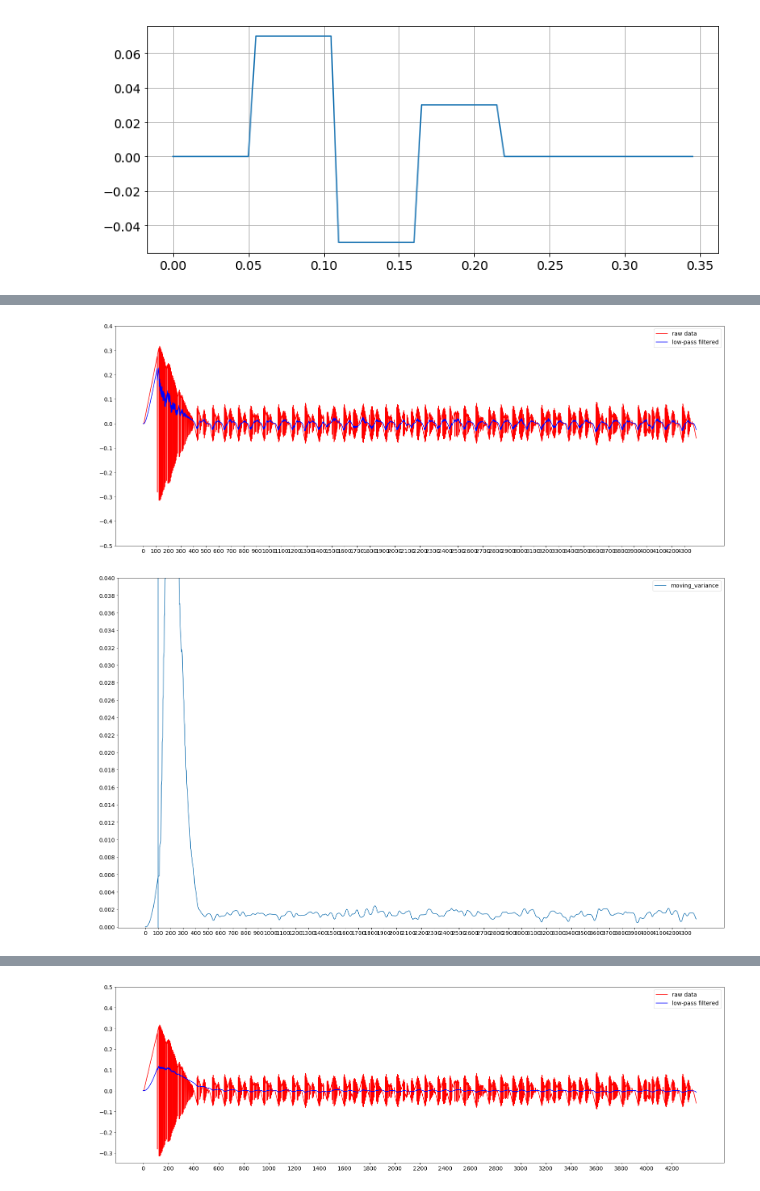
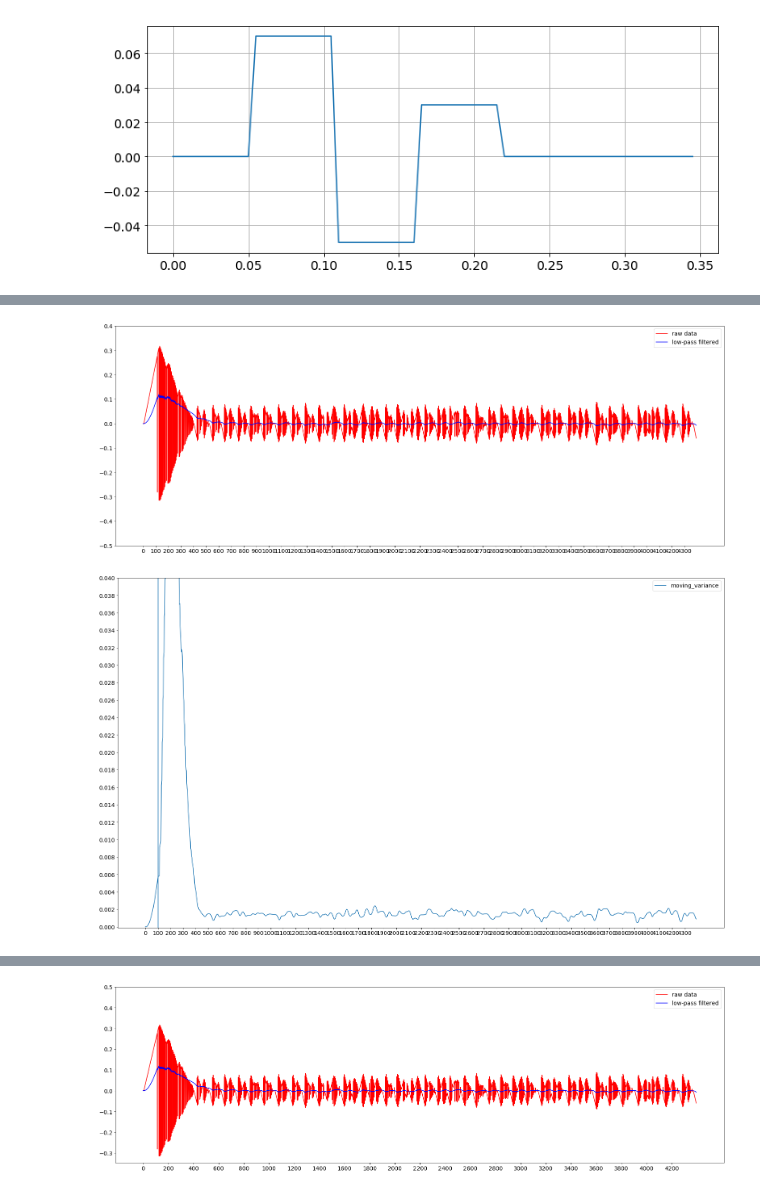
Before and after one commit to DjoleMNE/Lazy_Robot_Control_by_Relaxation_of_Motion_and_Force_Constraints, a Jupyter notebook: integrator_python_testing.ipynb, the cells around one changed output, grey strips where cells are left out. Cells and saved outputs as stored; diff of their text form; code cells hidden in the pictures.

```diff
--- a/integrator_python_testing.ipynb
+++ b/integrator_python_testing.ipynb
@@ -975,7 +1070,7 @@ f.close()
 plt.figure(figsize=(27,10))
 plt.plot(gain_signal, c= 'red', label = "raw data")
 
-alpha_low = 0.95
+alpha_low = 0.99
 low_filtered = lowpass_filter(gain_signal, alpha_low)
 plt.plot(low_filtered, c= 'blue', label = "low-pass filtered")
 
@@ -983,34 +1078,34 @@ alpha_high = 0.3
 # high_filtered = highpass_filter(gain_signal, alpha_high)
 # plt.plot(high_filtered, c= 'green', label = "high-pass filtered")
 major_ticks = np.arange(0, len(gain_signal), 100)
 minor_ticks = np.arange(-0.5, 0.5, 0.1)
 plt.xticks(major_ticks)
 plt.yticks(minor_ticks)
 plt.grid()
 plt.legend()
 plt.show()
 
 win_size = 100
 var_calc = RunningStats(win_size)
 moving_var = []
 for i, step in enumerate(gain_signal):
     var_calc.push(step)
     moving_var.append(var_calc.get_var())
 moving_var = np.array(moving_var)
 
 plt.figure(figsize=(27,16))
 plt.plot(moving_var, label = "moving_variance")
 
 plt.xticks(major_ticks)
 minor_ticks = np.arange(0, 0.05, 0.002)
 plt.yticks(minor_ticks)
 plt.axvline(x=win_size)
 plt.ylim(-0.0001, 0.04)
 plt.grid()
 plt.legend()
 plt.show()
 # %% [output]
-[figure, old version]
+[figure, new version]
 [figure]
 # %%
 f = open("bias_signal_2.txt", "r")
```
Also changed, not shown: parts of 7 cells of this notebook.
